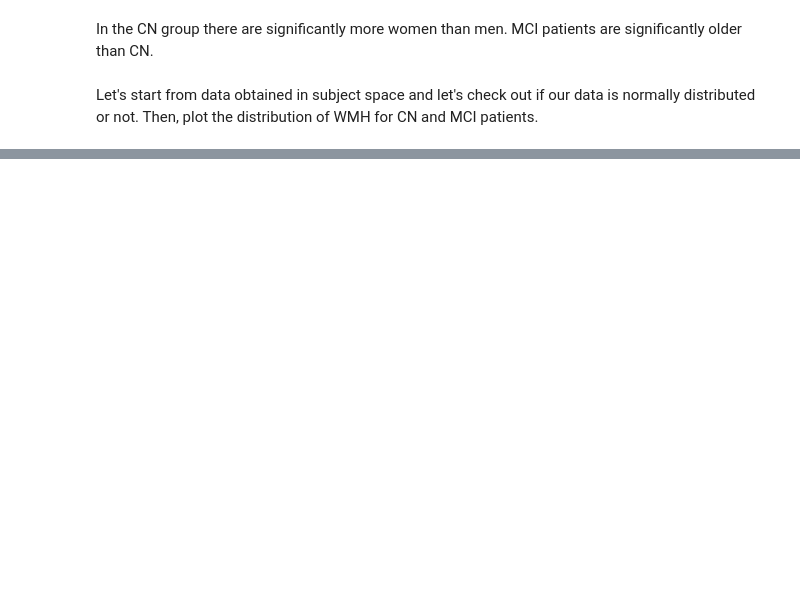
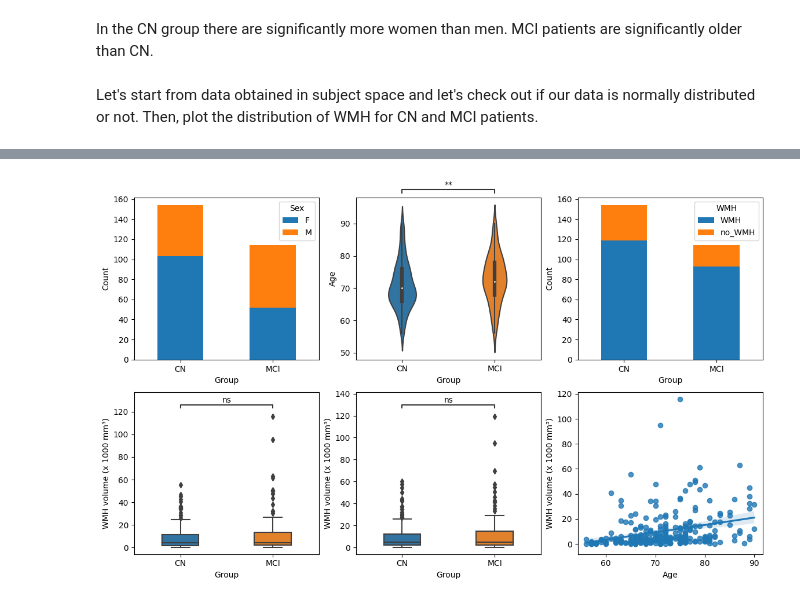
Before and after one commit to dani2442/TMS_in_AD, a Jupyter notebook: 04_analysis/analyse_petTOAD.ipynb, the cells around one changed output, grey strips where cells are left out. Cells and saved outputs as stored; diff of their text form; code cells hidden in the pictures; blank space fills up the shorter version.

Commit message:
Modify adnimerge + analysis

```diff
--- a/04_analysis/analyse_petTOAD.ipynb
+++ b/04_analysis/analyse_petTOAD.ipynb
@@ -156,0 +180,94 @@ Median (IQR)  69.0 (66.0-75.0)  73.0 (69.0-78.0)   0.0002
+# %%
+adnimerge = pd.read_csv(RES_DIR / "ADNIMERGE_petTOAD.csv")
+adnimerge['WMH'] = np.where(adnimerge["Group_bin_subj"].str.contains("no_WMH"), "no_WMH", "WMH")
+# Create contingency tables
+ct_sex = pd.crosstab(adnimerge['Sex'], adnimerge['Group_bin'])
+c1, p1, dof1, expected1 = ss.chi2_contingency(ct_sex)
+
+# Get age summary stats
+age_summ = adnimerge.groupby(["Group_bin"])['Age'].describe()
+print(f"Median age for CN subjects = {age_summ['50%']['CN']} (IQR = {age_summ['25%']['CN']} - {age_summ['75%']['CN']})")
+print(f"Median age for MCI subjects = {age_summ['50%']['MCI']} (IQR = {age_summ['25%']['MCI']} - {age_summ['75%']['MCI']})")
+
+# Create contingency tables for wmh presence
+ct_wmh = pd.crosstab(adnimerge['WMH'], adnimerge['Group_bin'])
+c2, p2, dof2, expected2 = ss.chi2_contingency(ct_wmh)
+
+# Test if WMH volumes are normal or not
+normality_subj = ss.normaltest(adnimerge["WMH_load_subj_space"])
+normality_mni = ss.normaltest(adnimerge["WMH_load_subj_space"])
+print("\n")
+# If normal use parametric tests, else use non-parametric
+if normality_subj[1] < 0.05:
+    print("Data is not normally distributed in subject space, you should use non-parametric tests\n")
+else:
+    print("Data is normally distributed in subject space, you should use parametric tests\n")
+
+if normality_mni[1] < 0.05:
+    print("Data is not normally distributed in MNI space, you should use non-parametric tests\n")
+else:
+    print("Data is normally distributed in MNI space, you should use parametric tests\n")
+
+order = ['CN', 'MCI']
+
+# Create overall figure
+fig, axs = plt.subplots(2, 3, figsize = (14,8))
+# Set first graph
+ct_sex.T.plot(kind = "bar", stacked = True, rot = 1, ylabel = "Num.", ax = axs[0,0])
+axs[0,0].set_xlabel("Group")
+axs[0,0].set_ylabel("Count")
+# Set second graph
+order = ['CN', 'MCI']
+vp = sns.violinplot(adnimerge, x = "Group_bin", y = "Age", order = order, width = 0.3, ax = axs[0,1])
+stats = add_stat_annotation(vp, data=adnimerge, x="Group_bin", y="Age",
+                    box_pairs=[("CN", "MCI")],
+                    test='Mann-Whitney', text_format='star', loc='outside', verbose=3);
+axs[0,1].set_xlabel("Group")
+axs[0,1].set_ylabel("Age")
+
+# First part is count of how many patients have/don't have WMH with our cutoff
+f1 = ct_wmh.T.plot(kind = "bar", stacked = True, rot = 1, ax = axs[0,2])
+axs[0,2].set_xlabel("Group")
+axs[0,2].set_ylabel("Count")
+
+# Divide by 1000 to make it shorter on the graph
+wmh_less_zeros = adnimerge['WMH_load_subj_space'] / 1000
+f2 = sns.boxplot(data=adnimerge, x = "Group_bin", y = wmh_less_zeros, order = order, width = 0.4, ax = axs[1,0]);
+# Add statistical annotation on graph
+sa1 = add_stat_annotation(f2, data=adnimerge, x="Group_bin", y=wmh_less_zeros, order=order,
+                    box_pairs=[("CN", "MCI")],
+                    test='Mann-Whitney', text_format='star', loc='inside', verbose=0);
+
+axs[1,0].set_xlabel("Group")
+axs[1,0].set_ylabel("WMH volume (x 1000 mm\u00b3)")
+# Third part is boxplot of WMH lesion load in MNI space
+wmh_less_zeros_mni = adnimerge['WMH_load_mni_space'] / 1000
+f3 = sns.boxplot(data=adnimerge, x = "Group_bin", y = wmh_less_zeros_mni, order = order, width = 0.4, ax = axs[1,1]);
+# Add statistical annotation on graph
+sa2 = add_stat_annotation(f3, data=adnimerge, x="Group_bin", y=wmh_less_zeros_mni, order=order,
+                    box_pairs=[("CN", "MCI")],
+                    test='Mann-Whitney', text_format='star', loc='inside', verbose=0);
+
+axs[1,1].set_xlabel("Group")
+axs[1,1].set_ylabel("WMH volume (x 1000 mm\u00b3)")
+
+sns.regplot(adnimerge, y = wmh_less_zeros, x = "Age", ax = axs[1,2])
+axs[1,2].set_xlabel("Age")
+axs[1,2].set_ylabel("WMH volume (x 1000 mm\u00b3)")
+# Also print the results
+print(f"CN v.s. MCI in subject space: {sa1[1][0]}\n")
+print(f"CN v.s. MCI in MNI space: {sa2[1][0]}")
+# Make final table
+ct_sex['p-value'] = p1
+ct_wmh['p-value'] = p2
+
+p_age = stats[1][0].__dict__['pval']
+median_age = age_summ['50%'].astype(str) + " (" + age_summ['25%'].astype(str) + "-" + age_summ['75%'].astype(str) + ")"
+age_summ["Median (IQR)"] = median_age
+ct_age = age_summ.T.iloc[-1:,:]
+ct_age['p-value'] = p_age
+table = pd.concat([ct_sex, ct_wmh, ct_age])
+table['p-value'] = round(table['p-value'], 4)
+print("\n")
+print(table)
+# %% [output]
@@ -156,0 +291 @@ Median (IQR)  69.0 (66.0-75.0)  73.0 (69.0-78.0)   0.0002
+[figure, added]
```
Also changed, not shown: parts of 12 cells of this notebook, 3 other files.
